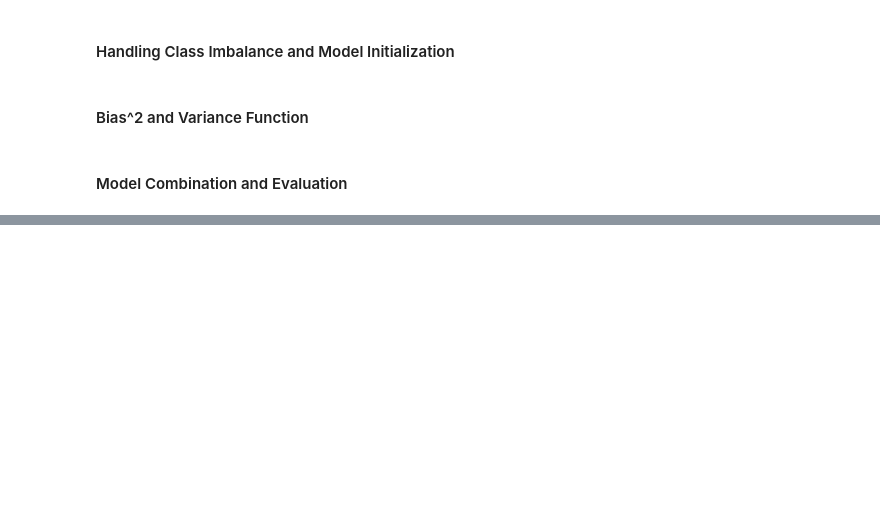
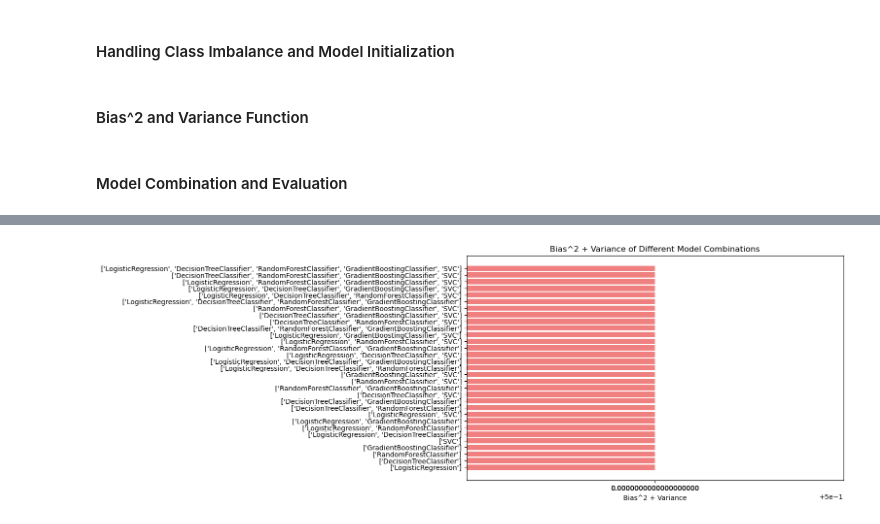
Before and after one commit to LauraAllObe/machineLearningProject, a Jupyter notebook: notebook.ipynb, the cells around one changed output, grey strips where cells are left out. Cells and saved outputs as stored; diff of their text form; code cells hidden in the pictures; blank space fills up the shorter version.

```diff
--- a/notebook.ipynb
+++ b/notebook.ipynb
@@ -197,0 +229,17 @@ To do: bias^2 and variance graphs/charts, possible bias^2 and variance inclusion
+# %%
+# Plotting Bias^2 + Variance
+plt.figure(figsize=(10, 6))
+bars = plt.barh(results_df['Model Combination'], results_df['Bias^2 + Variance'], color='lightcoral')
+
+# Access the current axis and set the limits directly
+ax = plt.gca()  # Get the current axis
+ax.set_xlim(0.49999999999999994, 0.5000000000000001)
+
+# Set tick marks at the start, middle, and end of the range
+plt.xticks([0.49999999999999994, 0.5, 0.5000000000000001])
+
+plt.xlabel('Bias^2 + Variance')
+plt.title('Bias^2 + Variance of Different Model Combinations')
+plt.show()
+# %% [output]
+[figure, added]
```
Also changed, not shown: parts of 6 cells of this notebook, 1 other file.
